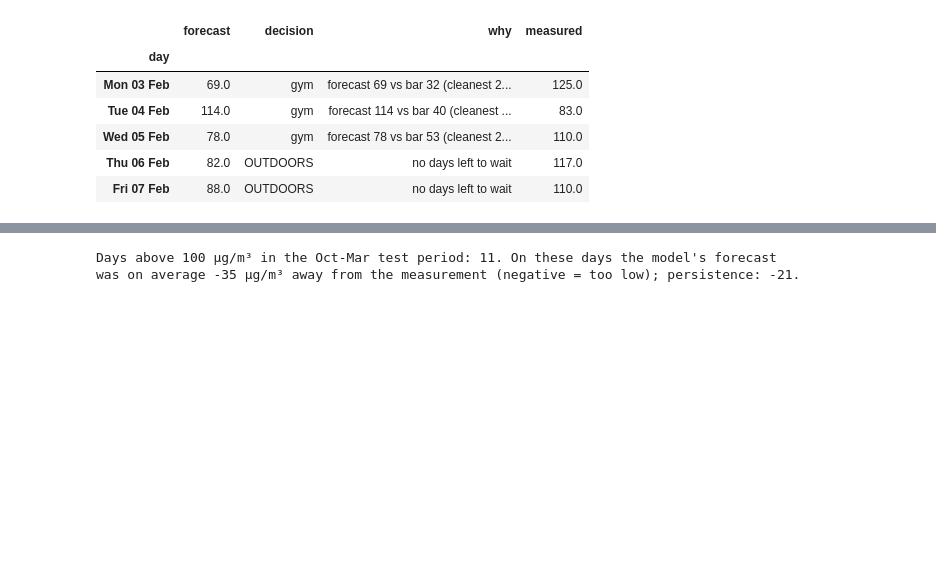
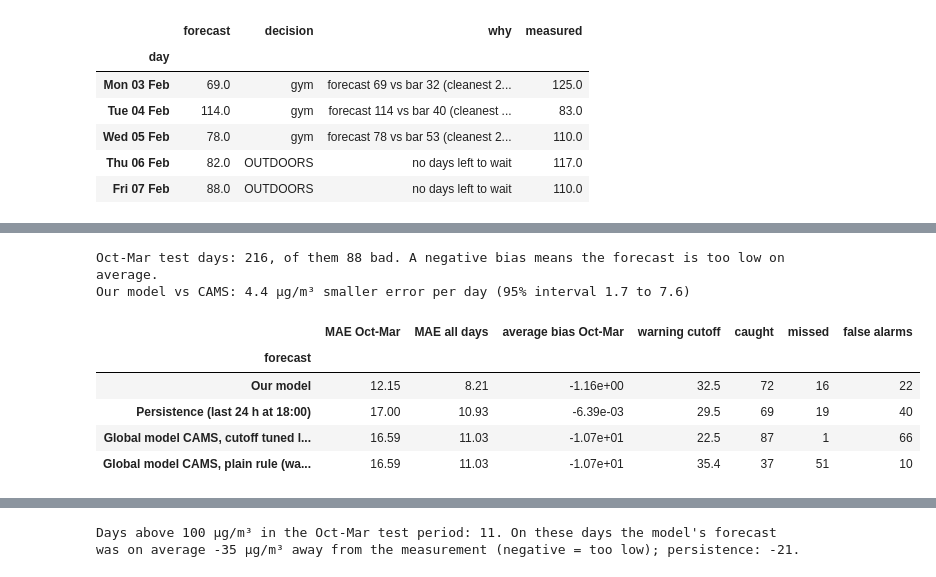
Before and after one commit to yk59m2cmhw-hash/c, a Jupyter notebook: almaty_smog_tomorrow.ipynb, the cells around one changed output, grey strips where cells are left out. Saved outputs shown, nothing was run; the diff lists cells and outputs as text; code cells hidden in the pictures; blank space fills up the shorter version.

```diff
--- a/almaty_smog_tomorrow.ipynb
+++ b/almaty_smog_tomorrow.ipynb
@@ -831,0 +852,42 @@ The dirtiest complete school week of the test period (starts 03 Feb 2025):
+# %%
+def load_cams_daily(path="data/raw/cams_openmeteo_almaty_pm25_hourly.csv"):
+    """Daily average of the CAMS global model's PM2.5 for the monitor's grid cell (Almaty calendar days)."""
+    raw = pd.read_csv(path)
+    s = pd.Series(raw["cams_pm25"].to_numpy(), index=utc_to_almaty(raw["datetime_utc"]))
+    return daily_mean(s.groupby(level=0).mean().asfreq("h"))
+
+
+cams_daily = load_cams_daily()
+val["cams"] = cams_daily.reindex(val["target_date"]).to_numpy()              # the CAMS value for the answer day D+1
+test["cams"] = cams_daily.reindex(test["target_date"]).to_numpy()
+winter_cams = winter_test.assign(cams=cams_daily.reindex(winter_test["target_date"]).to_numpy())
+assert val["cams"].notna().all() and test["cams"].notna().all()
+CUTOFF_CAMS = best_cutoff(val["target"], val["cams"])                         # validation year only, same rule as the others
+
+cams_rows = []
+for name, col, cutoff in [("Our model", "model", CUTOFF_MODEL),
+                          ("Persistence (last 24 h at 18:00)", "persistence", CUTOFF_PERSISTENCE),
+                          ("Global model CAMS, cutoff tuned like the others", "cams", CUTOFF_CAMS),
+                          ("Global model CAMS, plain rule (warn above 35.4)", "cams", ALERT_LEVEL + 1e-9)]:
+    counts = alert_counts(winter_cams["target"], winter_cams[col], cutoff)
+    cams_rows.append({"forecast": name, "MAE Oct-Mar": mae(winter_cams["target"], winter_cams[col]),
+                      "MAE all days": mae(test["target"], test[col]),
+                      "average bias Oct-Mar": float((winter_cams[col] - winter_cams["target"]).mean()),
+                      "warning cutoff": round(cutoff, 1), "caught": counts["caught"], "missed": counts["missed"],
+                      "false alarms": counts["false alarms"]})
+cams_table = pd.DataFrame(cams_rows).set_index("forecast")
+cams_gain = np.abs(winter_cams["target"] - winter_cams["cams"]) - np.abs(winter_cams["target"] - winter_cams["model"])
+cams_ci = weekly_bootstrap(cams_gain)
+print(f"Oct-Mar test days: {len(winter_cams)}, of them {int((winter_cams['target'] > ALERT_LEVEL).sum())} bad. "
+      f"A negative bias means the forecast is too low on average.")
+print(f"Our model vs CAMS: {cams_gain.mean():.1f} µg/m³ smaller error per day (95% interval {cams_ci[0]:.1f} to {cams_ci[1]:.1f})")
+cams_table
+# %% [output]
+Oct-Mar test days: 216, of them 88 bad. A negative bias means the forecast is too low on average.
+Our model vs CAMS: 4.4 µg/m³ smaller error per day (95% interval 1.7 to 7.6)
+|  | MAE Oct-Mar | MAE all days | average bias Oct-Mar | warning cutoff | caught | missed | false alarms |
+| forecast |  |  |  |  |  |  |  |
+| Our model | 12.15 | 8.21 | -1.16e+00 | 32.5 | 72 | 16 | 22 |
+| Persistence (last 24 h at 18:00) | 17.00 | 10.93 | -6.39e-03 | 29.5 | 69 | 19 | 40 |
+| Global model CAMS, cutoff tuned l... | 16.59 | 11.03 | -1.07e+01 | 22.5 | 87 | 1 | 66 |
+| Global model CAMS, plain rule (wa... | 16.59 | 11.03 | -1.07e+01 | 35.4 | 37 | 51 | 10 |
```
Also changed, not shown: parts of 19 cells of this notebook, 7 other files.
